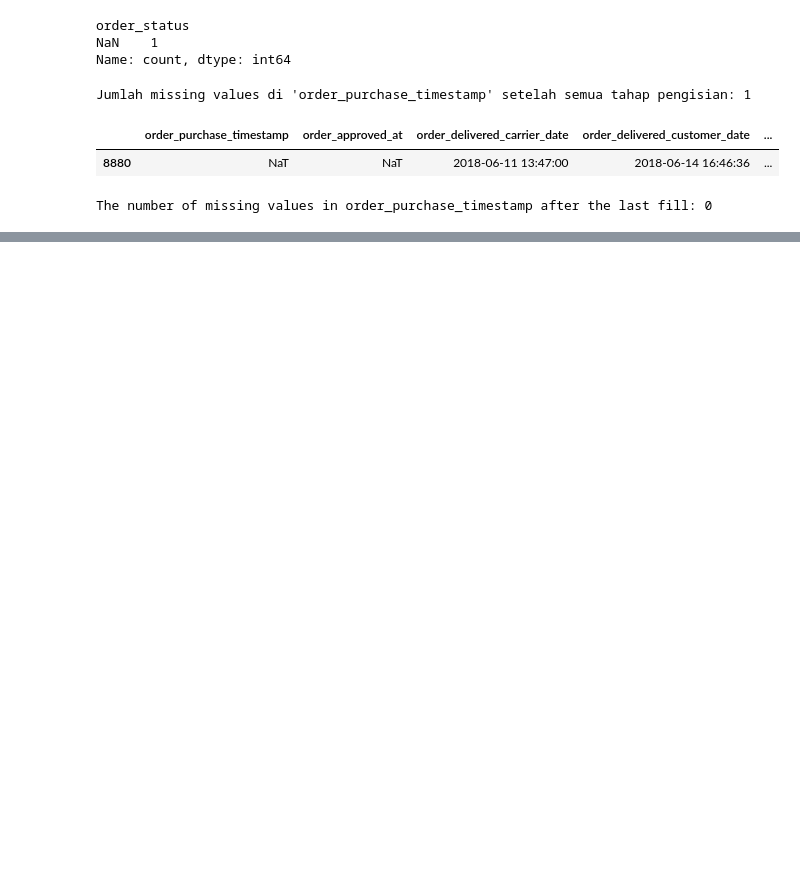
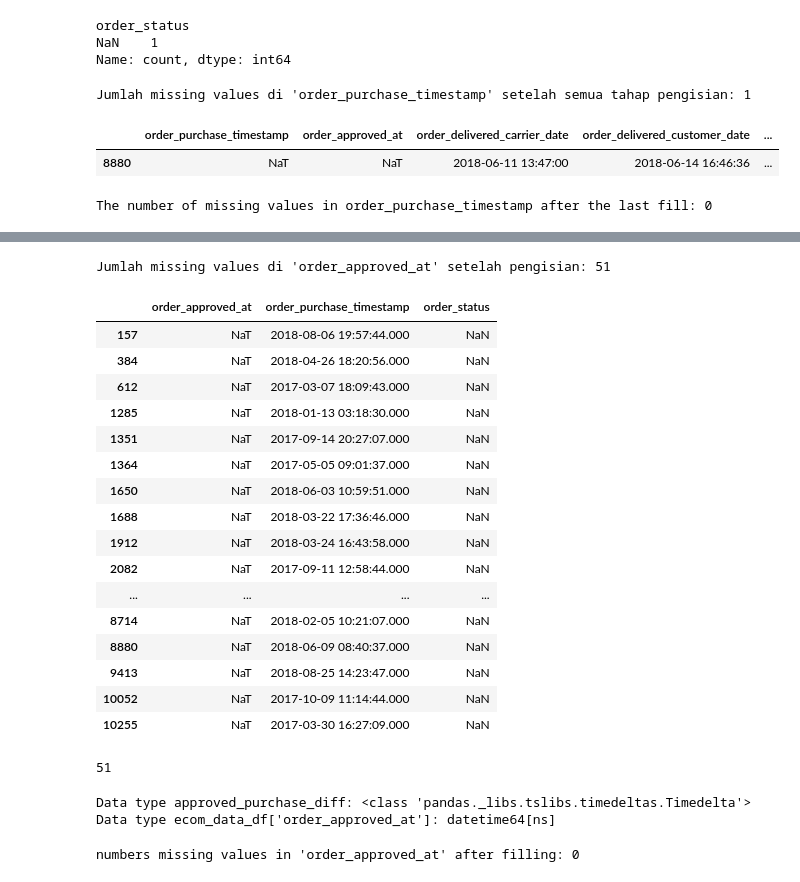
Before and after one commit to RizkiRdm/Olist-E-commerce-Performance-Analysis, a Jupyter notebook: notebooks/data_cleaning.ipynb, the cells around one changed output, grey strips where cells are left out. Drawn from its saved outputs; the diff is of its cells as text; code cells hidden in the pictures; blank space fills up the shorter version.

Commit message:
feat: Impute missing order_approved_at

```diff
--- a/notebooks/data_cleaning.ipynb
+++ b/notebooks/data_cleaning.ipynb
@@ -561,0 +608,19 @@ display(ecom_data_df.loc[[index_to_fill]])
+# %%
+# calculate difference
+approved_purchase_diff = (
+    ecom_data_df["order_approved_at"] - ecom_data_df["order_purchase_timestamp"]
+)
+
+# remove NaN
+approved_purchase_diff = approved_purchase_diff.dropna()
+
+# filter data date just for positive date only and remove negative date
+approved_purchase_diff = approved_purchase_diff[
+    approved_purchase_diff >= pd.Timedelta(0)
+]
+
+# get median date
+approved_purchase_diff = approved_purchase_diff.median()
+print(
+    f"Median between order_approved_at and order_purchase_timestamp : {approved_purchase_diff}"
+)
@@ -561,0 +629,52 @@ display(ecom_data_df.loc[[index_to_fill]])
+# %%
+# fill missing value in order_approved_at with median for status "delivered"
+delivered_missing_approval_mask = (ecom_data_df["order_status"] == "delivered") & (
+    ecom_data_df["order_approved_at"].isnull()
+)
+ecom_data_df.loc[delivered_missing_approval_mask, "order_approved_at"] = (
+    ecom_data_df.loc[delivered_missing_approval_mask, "order_purchase_timestamp"]
+    - approved_purchase_diff
+)
+# %%
+print(
+    f"Number of missing values in 'order_approved_at' after filling stage 1: {ecom_data_df['order_approved_at'].isnull().sum()}"
+)
+# %% [output]
+Jumlah missing values di 'order_approved_at' setelah pengisian: 51
+# %%
+missing_approval_date_order_at = ecom_data_df[
+    ecom_data_df["order_approved_at"].isnull()
+]
+
+display(
+    missing_approval_date_order_at[
+        ["order_approved_at", "order_purchase_timestamp", "order_status"]
+    ]
+)
+# %% [output]
+|  | order_approved_at | order_purchase_timestamp | order_status |
+| 157 | NaT | 2018-08-06 19:57:44.000 | NaN |
+| 384 | NaT | 2018-04-26 18:20:56.000 | NaN |
+| 612 | NaT | 2017-03-07 18:09:43.000 | NaN |
+| 1285 | NaT | 2018-01-13 03:18:30.000 | NaN |
+| 1351 | NaT | 2017-09-14 20:27:07.000 | NaN |
+| 1364 | NaT | 2017-05-05 09:01:37.000 | NaN |
+| 1650 | NaT | 2018-06-03 10:59:51.000 | NaN |
+| 1688 | NaT | 2018-03-22 17:36:46.000 | NaN |
+| 1912 | NaT | 2018-03-24 16:43:58.000 | NaN |
+| 2082 | NaT | 2017-09-11 12:58:44.000 | NaN |
+| ... | ... | ... | ... |
+| 8714 | NaT | 2018-02-05 10:21:07.000 | NaN |
+| 8880 | NaT | 2018-06-09 08:40:37.000 | NaN |
+| 9413 | NaT | 2018-08-25 14:23:47.000 | NaN |
+| 10052 | NaT | 2017-10-09 11:14:44.000 | NaN |
+| 10255 | NaT | 2017-03-30 16:27:09.000 | NaN |
+51
+# %%
+print(f"Data type approved_purchase_diff: {type(approved_purchase_diff)}")
+print(
+    f"Data type ecom_data_df['order_approved_at']: {ecom_data_df['order_approved_at'].dtype}"
+)
+# %% [output]
+Data type approved_purchase_diff: <class 'pandas._libs.tslibs.timedeltas.Timedelta'>
+Data type ecom_data_df['order_approved_at']: datetime64[ns]
@@ -561,0 +705,6 @@ display(ecom_data_df.loc[[index_to_fill]])
+# %%
+print(
+    f"numbers missing values in 'order_approved_at' after filling: {ecom_data_df['order_approved_at'].isnull().sum()}"
+)
+# %% [output]
+numbers missing values in 'order_approved_at' after filling: 0
```
Also changed, not shown: parts of 13 cells of this notebook.
